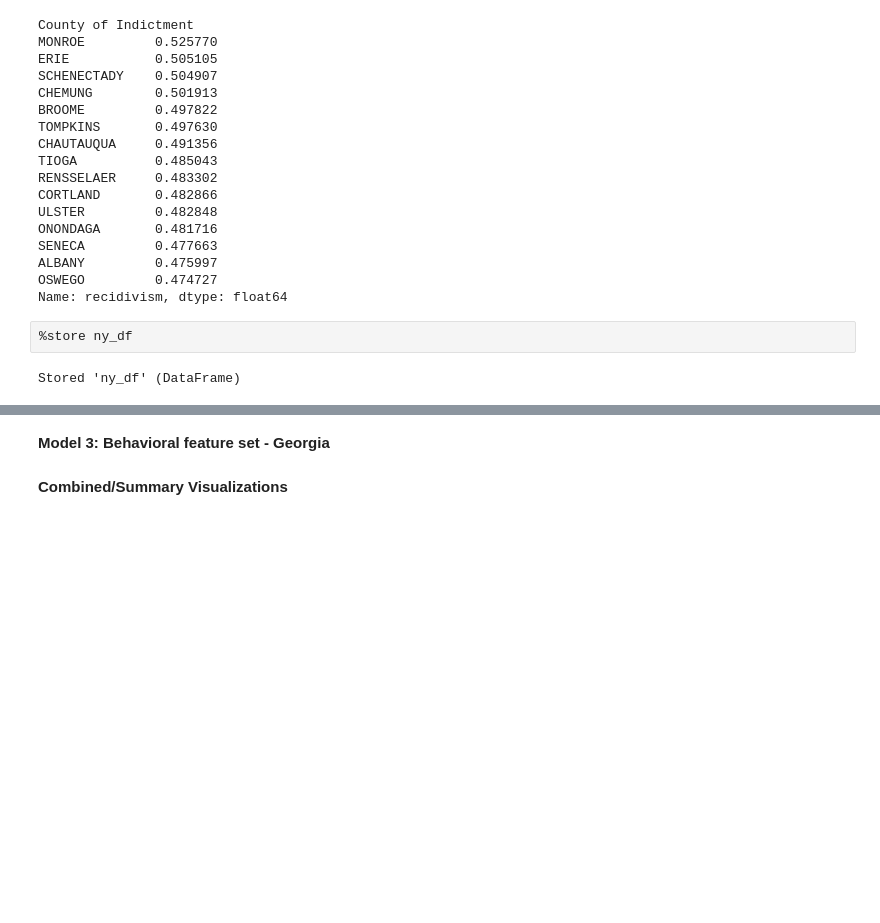
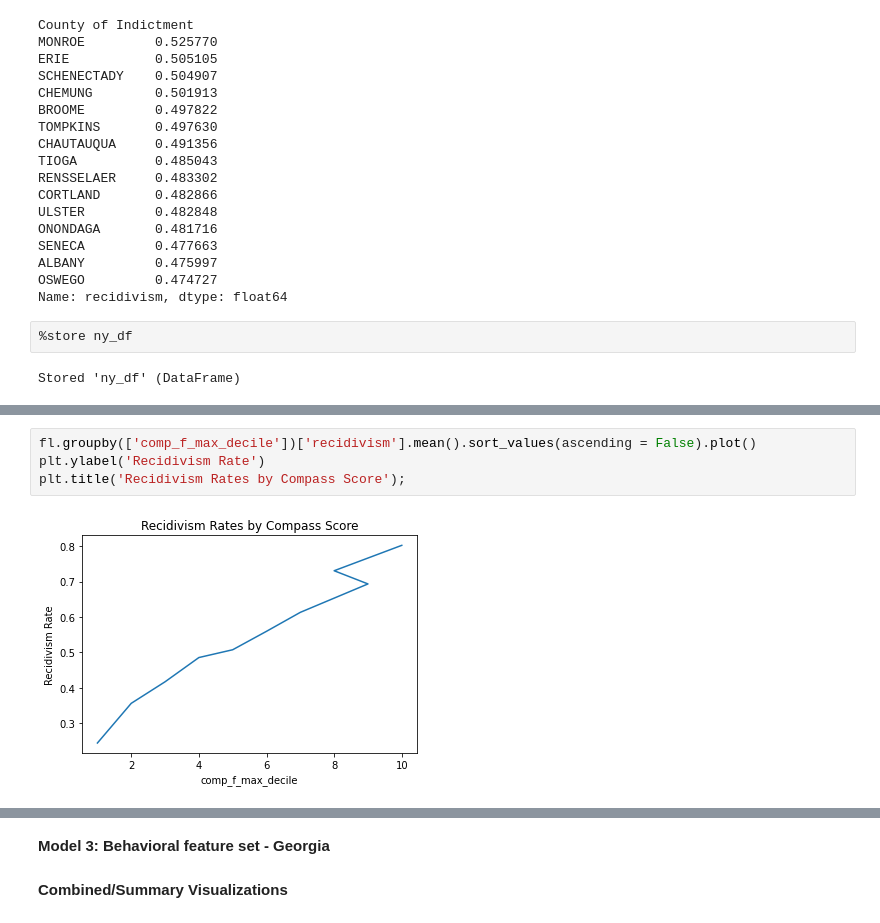
Before and after one commit to ga-dsi-822-group4/recidivism, a Jupyter notebook: notebooks/02_eda.ipynb, the cells around one changed output, grey strips where cells are left out. Cells and saved outputs as stored; diff of their text form; blank space fills up the shorter version.

```diff
--- a/notebooks/02_eda.ipynb
+++ b/notebooks/02_eda.ipynb
@@ -195,0 +214,6 @@ Stored 'ny_df' (DataFrame)
+# %%
+fl.groupby(['comp_f_max_decile'])['recidivism'].mean().sort_values(ascending = False).plot()
+plt.ylabel('Recidivism Rate')
+plt.title('Recidivism Rates by Compass Score');
+# %% [output]
+[figure, added]
```
Also changed, not shown: parts of 9 cells of this notebook, 4 other files.
